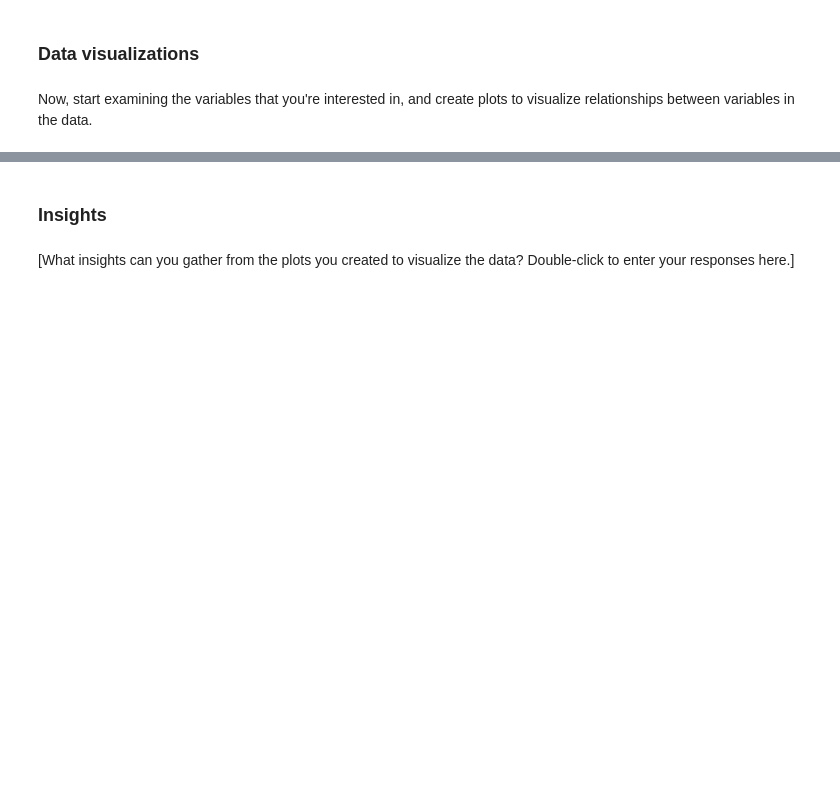
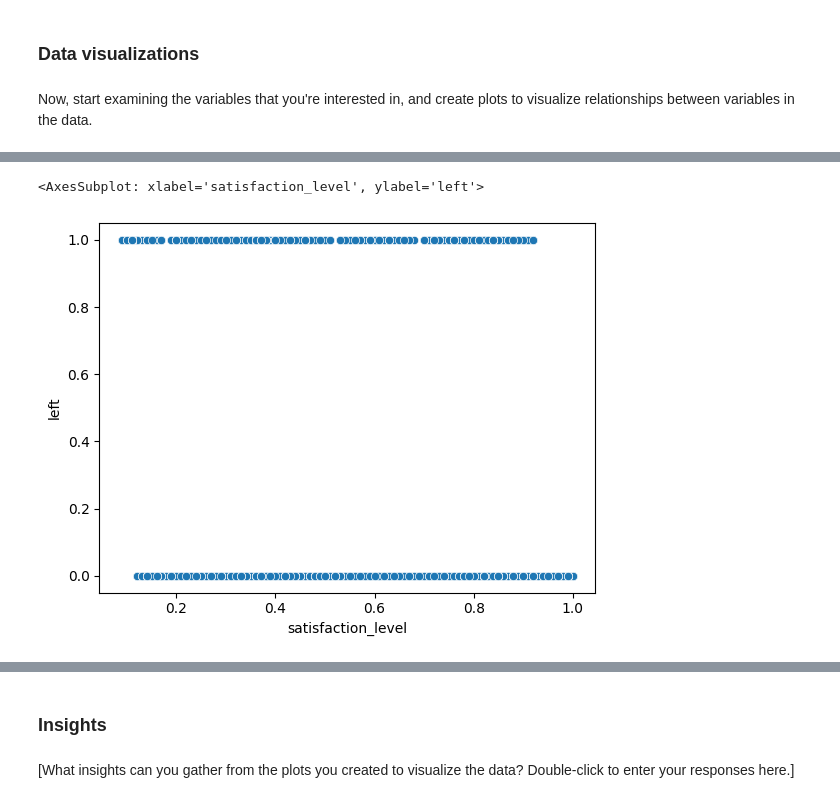
Before and after one commit to CherutoSharleen/Data-Science-2, a Jupyter notebook: Assignment/Assignment-6/Assignment6_Activity.ipynb, the cells around one changed output, grey strips where cells are left out. Saved outputs shown, nothing was run; the diff lists cells and outputs as text; code cells hidden in the pictures; blank space fills up the shorter version.

```diff
--- a/Assignment/Assignment-6/Assignment6_Activity.ipynb
+++ b/Assignment/Assignment-6/Assignment6_Activity.ipynb
@@ -171,0 +336,8 @@ Now, start examining the variables that you're interested in, and create plots t
+# %%
+# Create a plot as needed
+### YOUR CODE HERE ###
+#Satisfaction and left
+sns.scatterplot(hr_dataset['satisfaction_level'],hr_dataset['left'])
+# %% [output]
+<AxesSubplot: xlabel='satisfaction_level', ylabel='left'>
+[figure, added]
```
Also changed, not shown: parts of 42 cells of this notebook.
